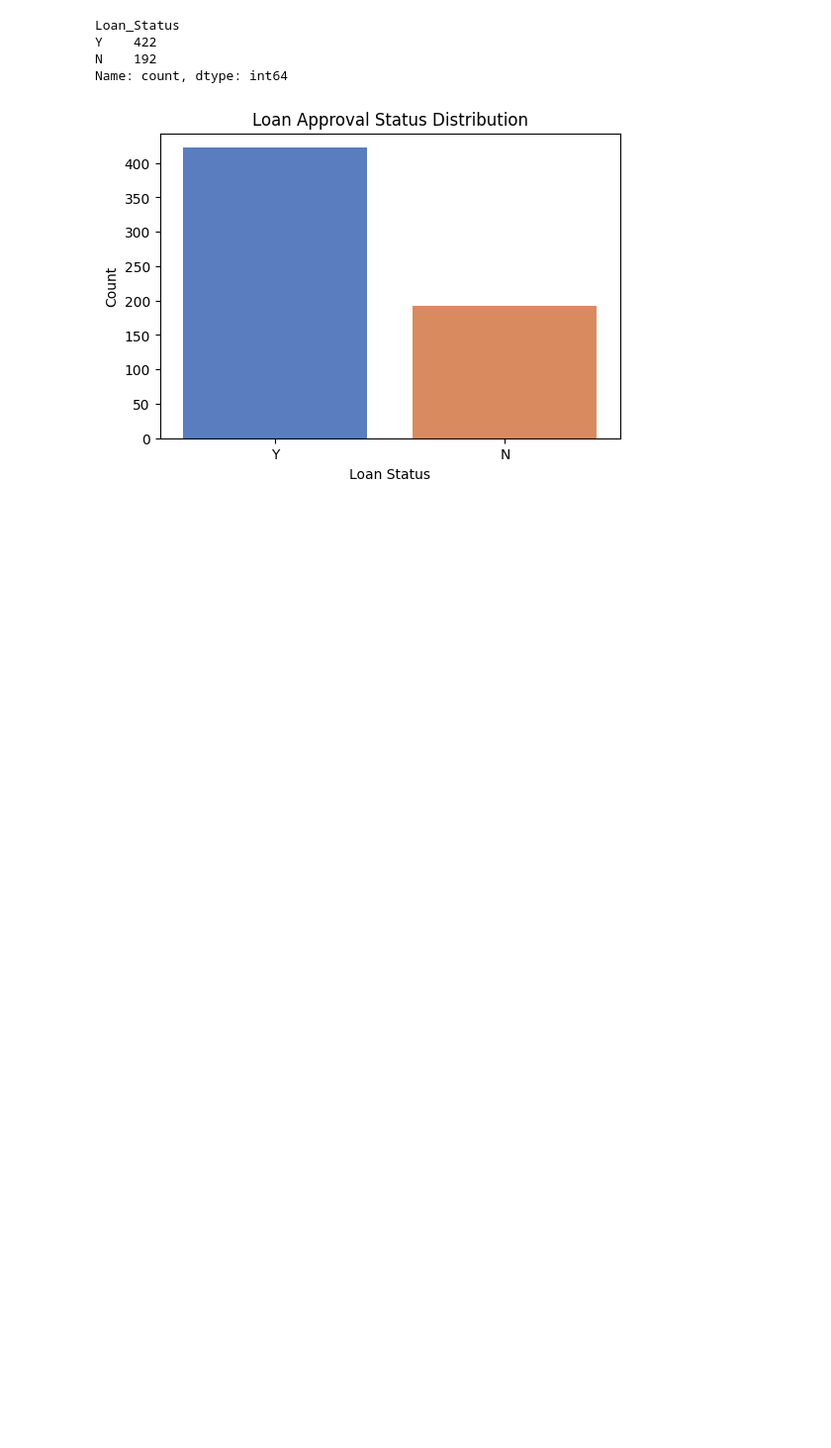
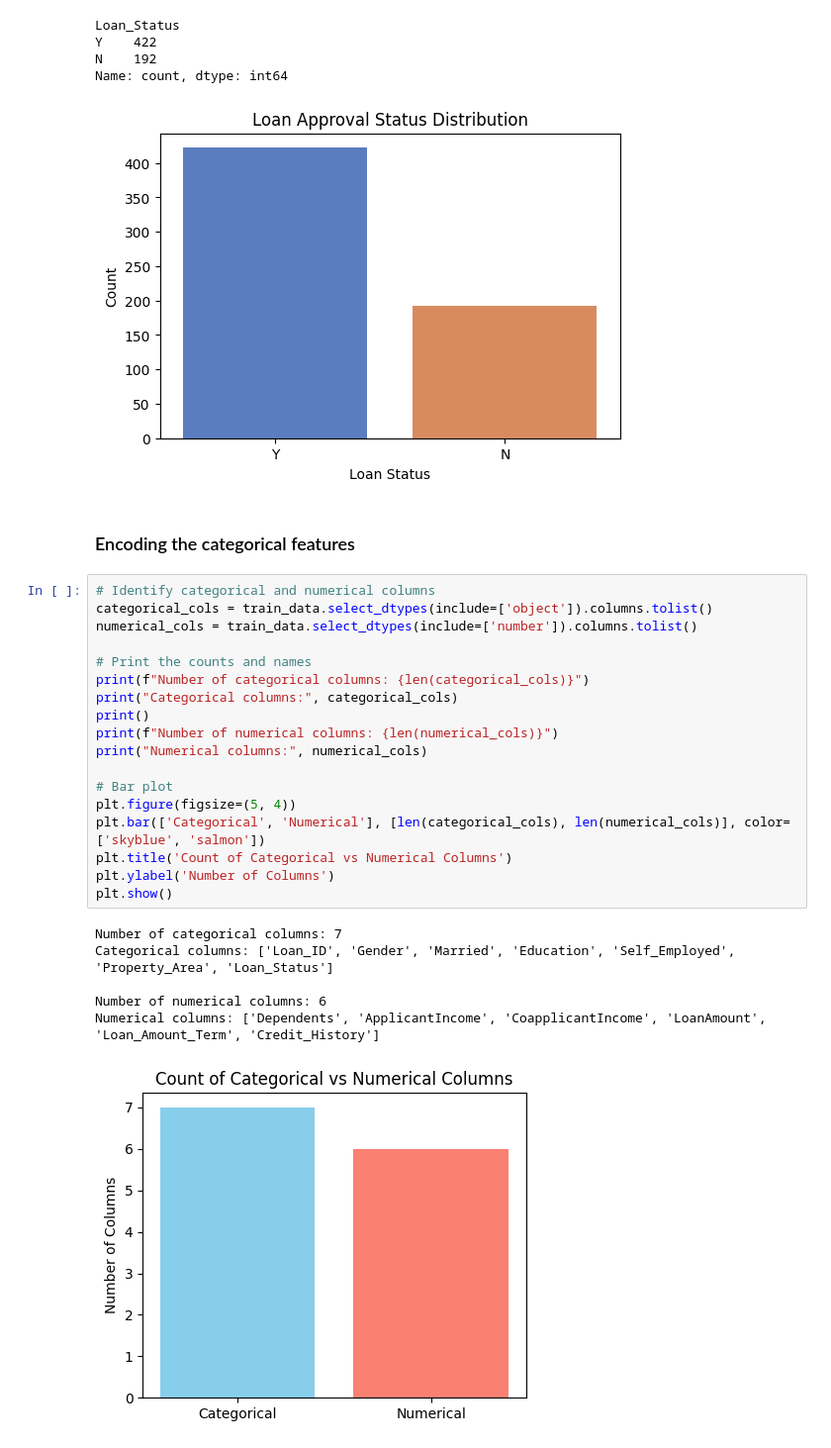
Before and after one commit to murad-02/Loan-Approval-Prediction, a Jupyter notebook: NotebookFile/LoanApprovalPrediction.ipynb, the cells around one changed output. Shown at 99% size. Saved outputs shown, nothing was run; the diff lists cells and outputs as text; blank space fills up the shorter version.

Commit message:
encoded all the categorical features

```diff
--- a/NotebookFile/LoanApprovalPrediction.ipynb
+++ b/NotebookFile/LoanApprovalPrediction.ipynb
@@ -644,3 +644,30 @@ Y    422
 N    192
 Name: count, dtype: int64
 [figure]
+# %% [markdown]
+### Encoding the categorical features
+# %%
+# Identify categorical and numerical columns
+categorical_cols = train_data.select_dtypes(include=['object']).columns.tolist()
+numerical_cols = train_data.select_dtypes(include=['number']).columns.tolist()
+
+# Print the counts and names
+print(f"Number of categorical columns: {len(categorical_cols)}")
+print("Categorical columns:", categorical_cols)
+print()
+print(f"Number of numerical columns: {len(numerical_cols)}")
+print("Numerical columns:", numerical_cols)
+
+# Bar plot
+plt.figure(figsize=(5, 4))
+plt.bar(['Categorical', 'Numerical'], [len(categorical_cols), len(numerical_cols)], color=['skyblue', 'salmon'])
+plt.title('Count of Categorical vs Numerical Columns')
+plt.ylabel('Number of Columns')
+plt.show()
+# %% [output]
+Number of categorical columns: 7
+Categorical columns: ['Loan_ID', 'Gender', 'Married', 'Education', 'Self_Employed', 'Property_Area', 'Loan_Status']
+
+Number of numerical columns: 6
+Numerical columns: ['Dependents', 'ApplicantIncome', 'CoapplicantIncome', 'LoanAmount', 'Loan_Amount_Term', 'Credit_History']
+[figure, added]
```
Also changed, not shown: parts of 22 cells of this notebook, 1 other file.
